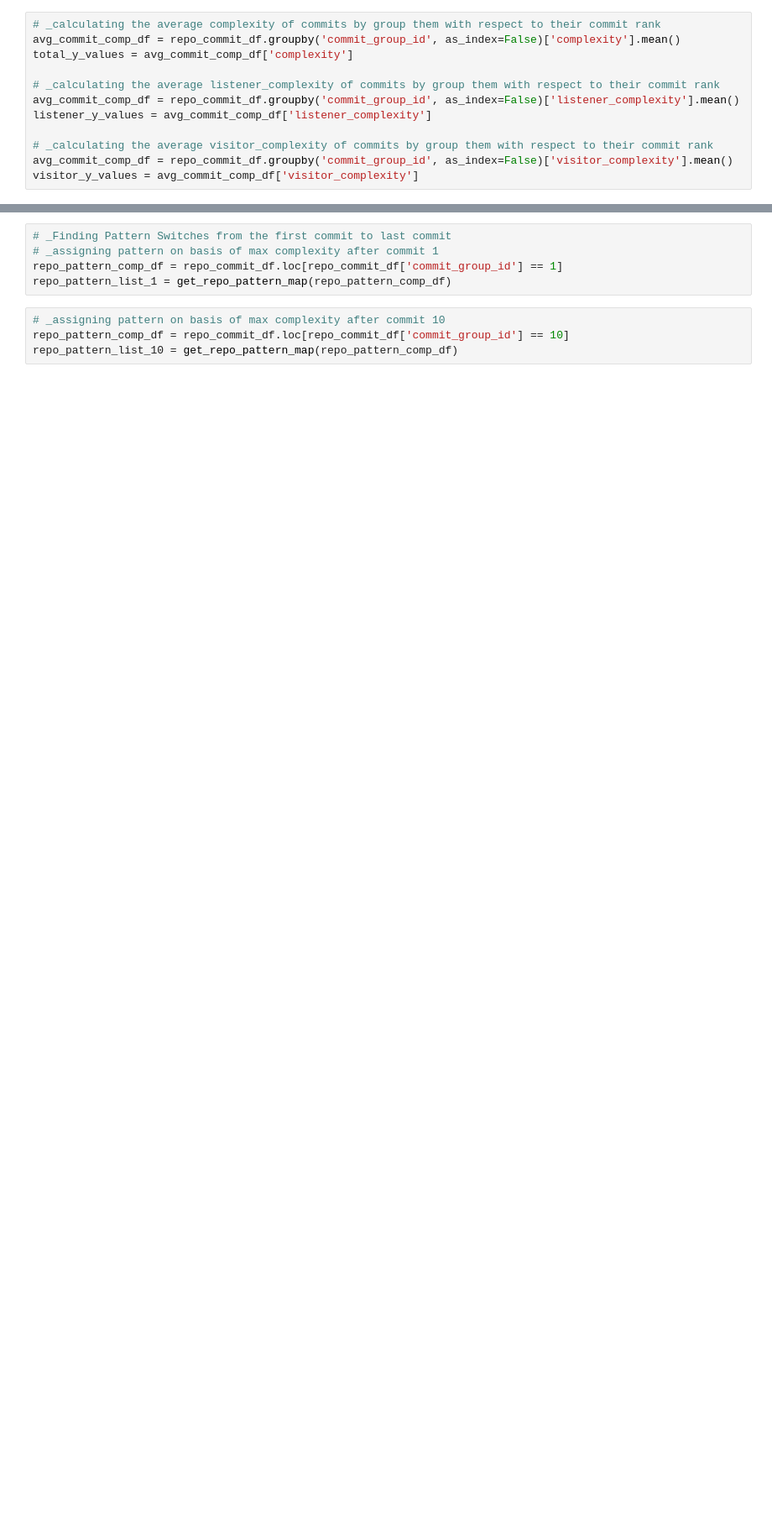
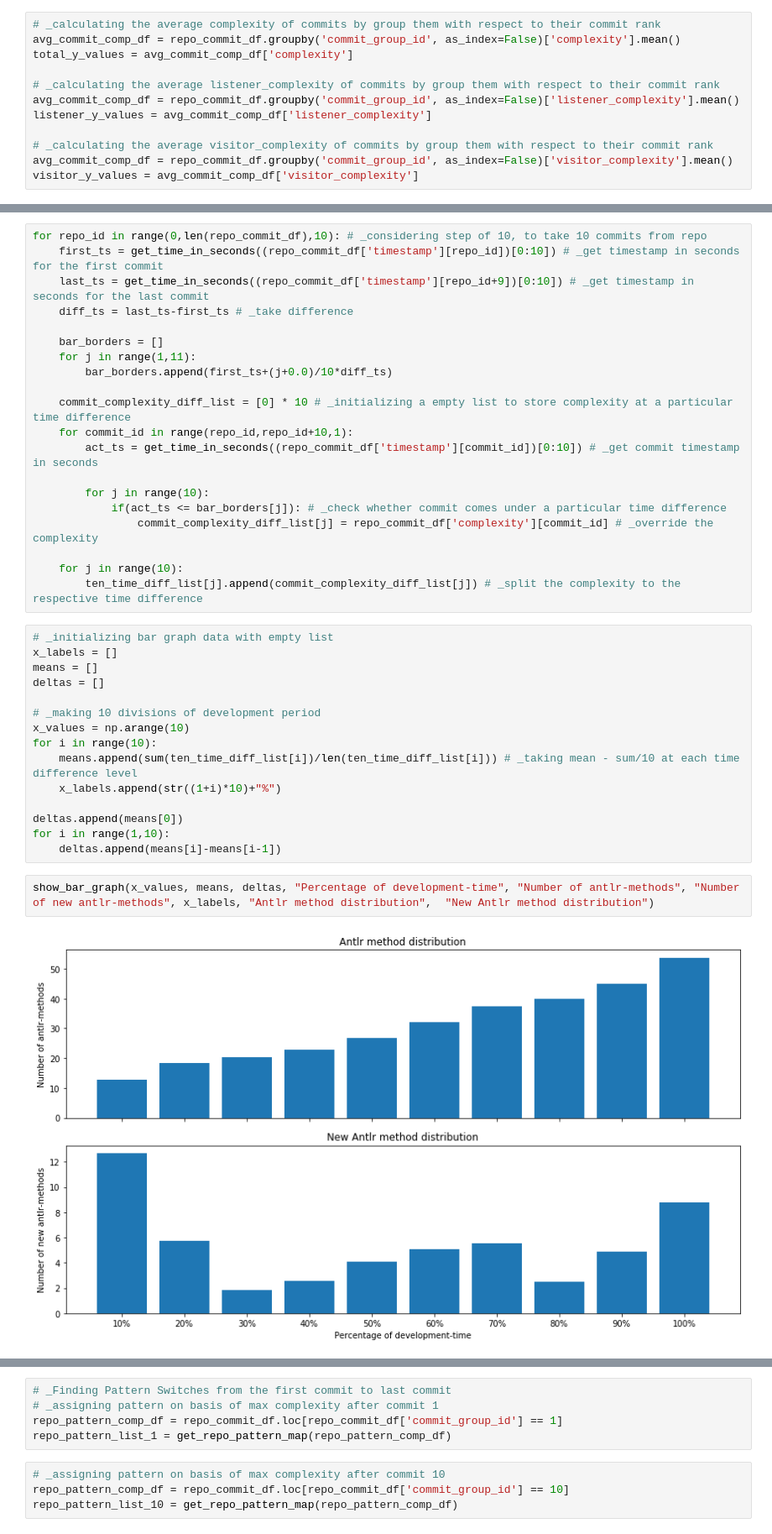
Before and after one commit to praveengadiyaram369/Antlr_Java_Repository_Miner, a Jupyter notebook: AnalyzingCommitHistories.ipynb, the cells around one changed output, grey strips where cells are left out. Shown at 84% size. Saved outputs shown, nothing was run; the diff lists cells and outputs as text; blank space fills up the shorter version.

```diff
--- a/AnalyzingCommitHistories.ipynb
+++ b/AnalyzingCommitHistories.ipynb
@@ -245,0 +260,39 @@ show_line_graph(x_values, total_y_values, listener_y_values, visitor_y_values, "
+# %%
+for repo_id in range(0,len(repo_commit_df),10): # _considering step of 10, to take 10 commits from repo
+    first_ts = get_time_in_seconds((repo_commit_df['timestamp'][repo_id])[0:10]) # _get timestamp in seconds for the first commit
+    last_ts = get_time_in_seconds((repo_commit_df['timestamp'][repo_id+9])[0:10]) # _get timestamp in seconds for the last commit
+    diff_ts = last_ts-first_ts # _take difference
+
+    bar_borders = []
+    for j in range(1,11):
+        bar_borders.append(first_ts+(j+0.0)/10*diff_ts)
+
+    commit_complexity_diff_list = [0] * 10 # _initializing a empty list to store complexity at a particular time difference
+    for commit_id in range(repo_id,repo_id+10,1):
+        act_ts = get_time_in_seconds((repo_commit_df['timestamp'][commit_id])[0:10]) # _get commit timestamp in seconds
+
+        for j in range(10):
+            if(act_ts <= bar_borders[j]): # _check whether commit comes under a particular time difference
+                commit_complexity_diff_list[j] = repo_commit_df['complexity'][commit_id] # _override the complexity
+
+    for j in range(10):
+        ten_time_diff_list[j].append(commit_complexity_diff_list[j]) # _split the complexity to the respective time difference
+# %%
+# _initializing bar graph data with empty list
+x_labels = []
+means = []
+deltas = []
+
+# _making 10 divisions of development period
+x_values = np.arange(10)
+for i in range(10):
+    means.append(sum(ten_time_diff_list[i])/len(ten_time_diff_list[i])) # _taking mean - sum/10 at each time difference level
+    x_labels.append(str((1+i)*10)+"%")
+
+deltas.append(means[0])
+for i in range(1,10):
+    deltas.append(means[i]-means[i-1])
+# %%
+show_bar_graph(x_values, means, deltas, "Percentage of development-time", "Number of antlr-methods", "Number of new antlr-methods", x_labels, "Antlr method distribution",  "New Antlr method distribution")
+# %% [output]
+[figure, added]
```
Also changed, not shown: parts of 19 cells of this notebook, 4 other files.
